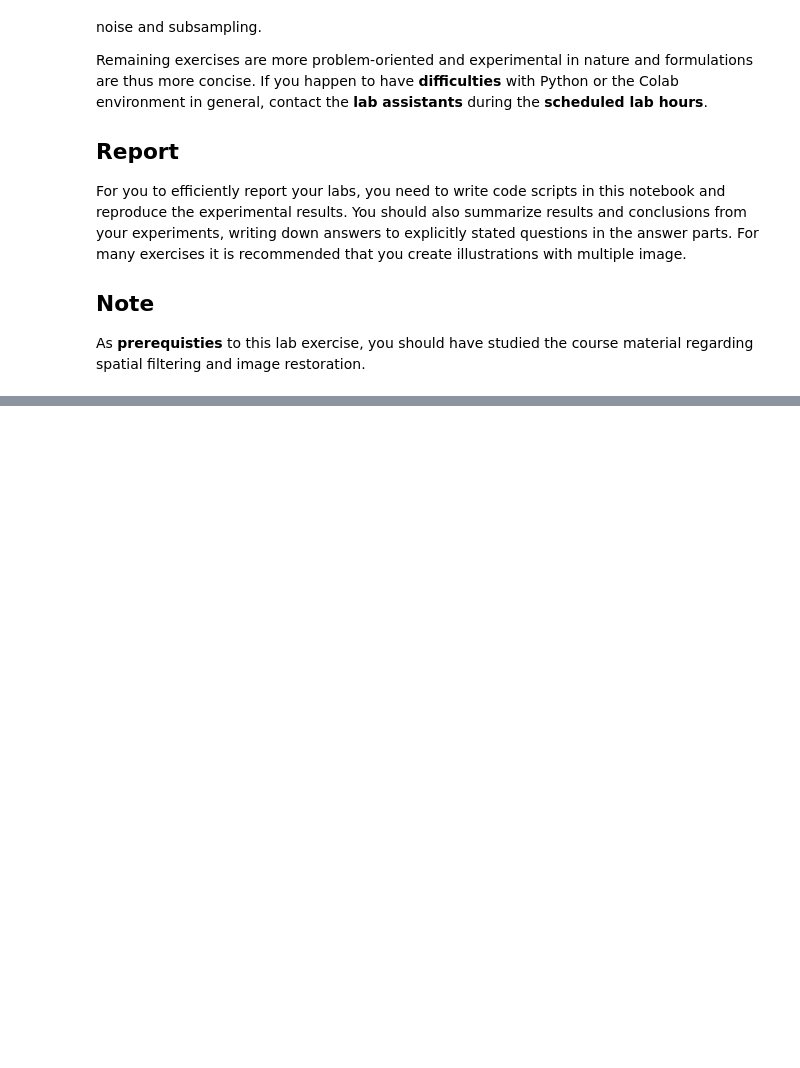
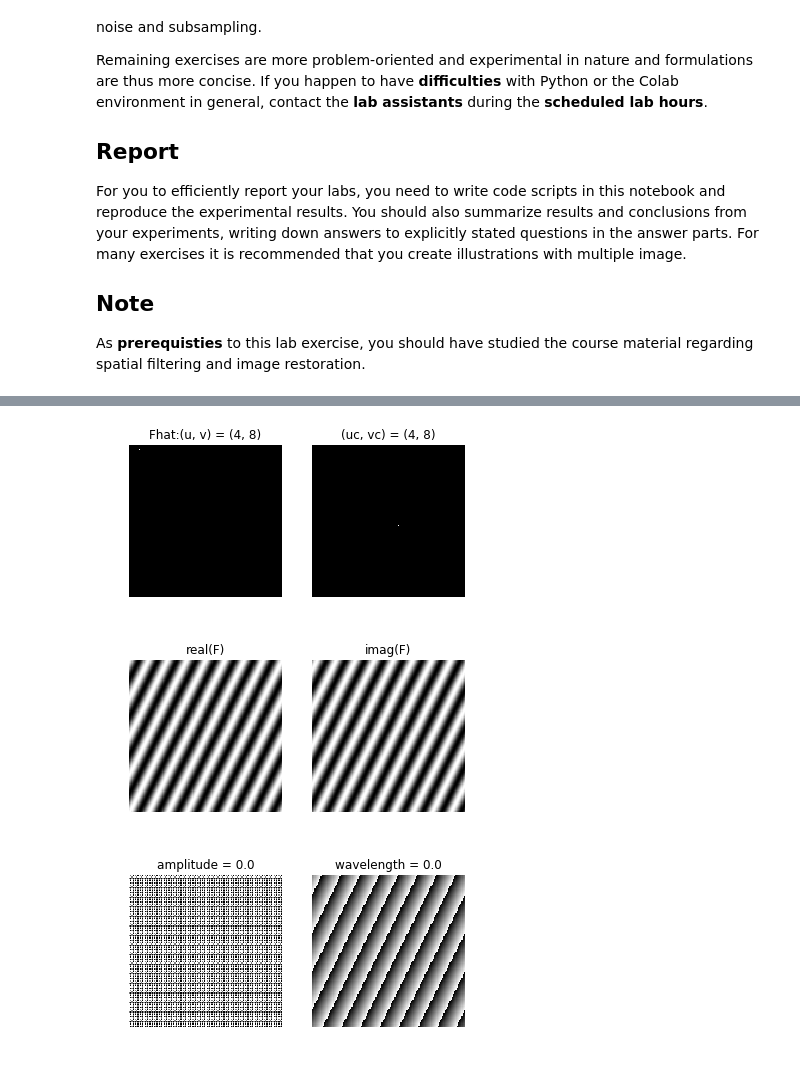
Before and after one commit to YIN95/Image-Analysis-and-Computer-Vision-Python, a Jupyter notebook: lab1_filtering_operations.ipynb, the cells around one changed output, grey strips where cells are left out. Saved outputs shown, nothing was run; the diff lists cells and outputs as text; code cells hidden in the pictures; blank space fills up the shorter version.

```diff
--- a/lab1_filtering_operations.ipynb
+++ b/lab1_filtering_operations.ipynb
@@ -40,0 +124,6 @@ As **prerequisties** to this lab exercise, you should have studied the course ma
+# %%
+fftwave(4, 8)
+# %% [output]
+[figure, added]
+[figure, added]
+[figure, added]
```
Also changed, not shown: parts of 10 cells of this notebook.
